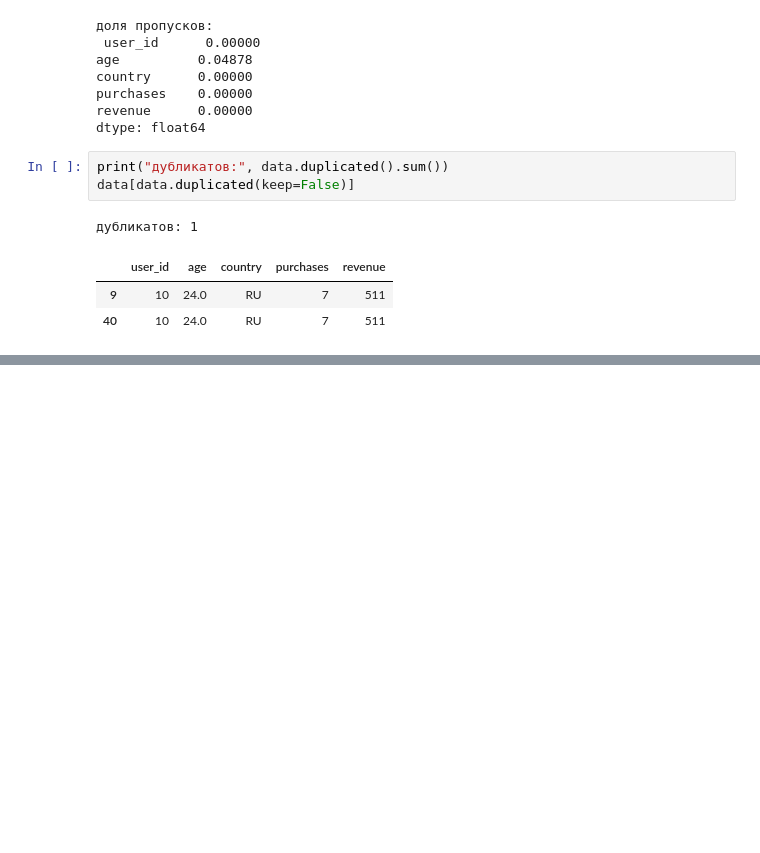
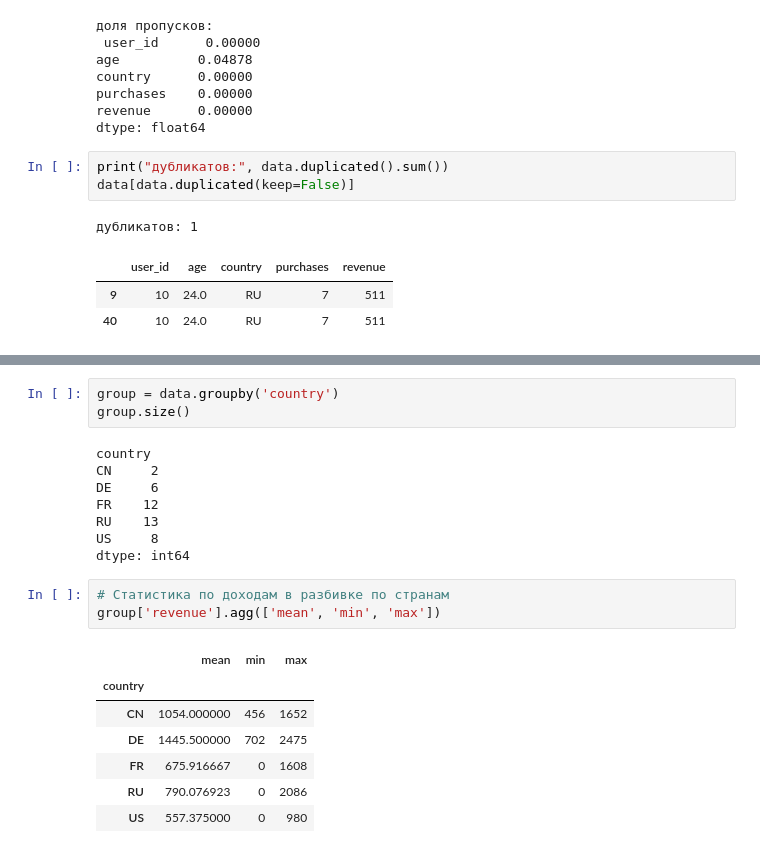
Before and after one commit to met-coder/aie-rimmer, a Jupyter notebook: homeworks/HW02/HW02.ipynb, the cells around one changed output, grey strips where cells are left out. Cells and saved outputs as stored; diff of their text form; blank space fills up the shorter version.

```diff
--- a/homeworks/HW02/HW02.ipynb
+++ b/homeworks/HW02/HW02.ipynb
@@ -118,0 +150,22 @@ problematic
+# %%
+group = data.groupby('country')
+group.size()
+# %% [output]
+country
+CN     2
+DE     6
+FR    12
+RU    13
+US     8
+dtype: int64
+# %%
+# Статистика по доходам в разбивке по странам
+group['revenue'].agg(['mean', 'min', 'max'])
+# %% [output]
+|  | mean | min | max |
+| country |  |  |  |
+| CN | 1054.000000 | 456 | 1652 |
+| DE | 1445.500000 | 702 | 2475 |
+| FR | 675.916667 | 0 | 1608 |
+| RU | 790.076923 | 0 | 2086 |
+| US | 557.375000 | 0 | 980 |
```
Also changed, not shown: parts of 11 cells of this notebook, 5 other files.
